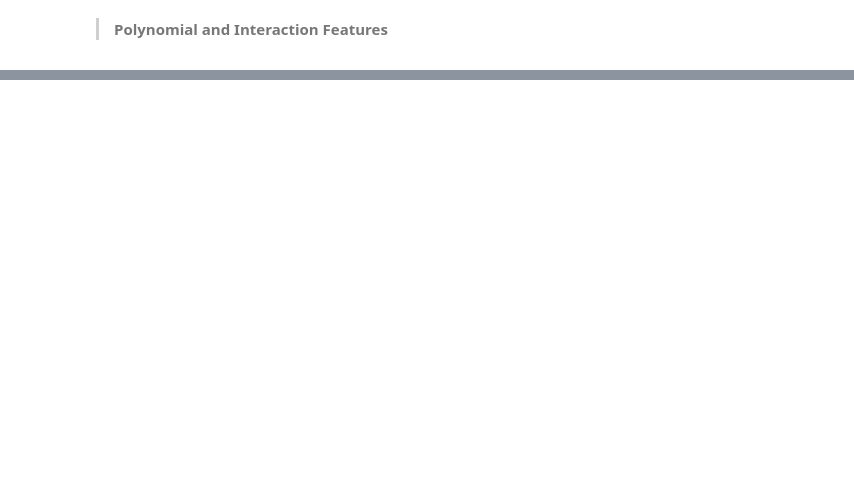
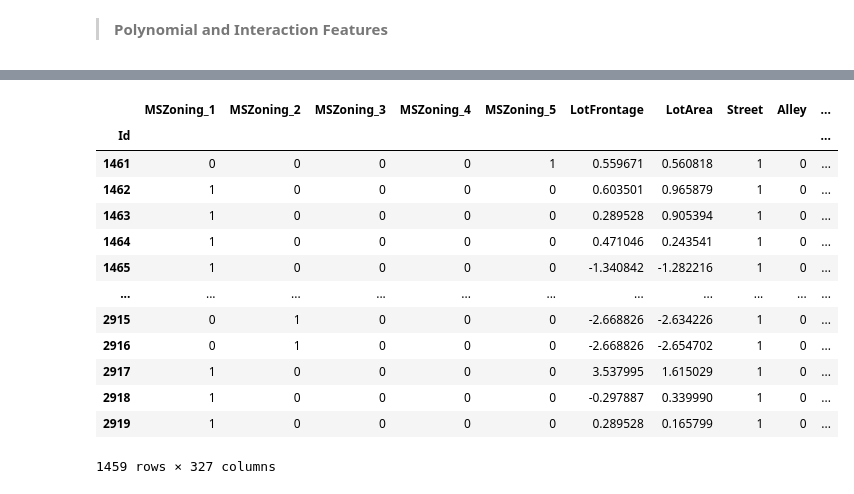
Before and after one commit to antirrabia/Data-Mining, a Jupyter notebook: notebooks/HousePrices(Final).ipynb, the cells around one changed output, grey strips where cells are left out. Drawn from its saved outputs; the diff is of its cells as text; code cells hidden in the pictures; blank space fills up the shorter version.

```diff
--- a/notebooks/HousePrices(Final).ipynb
+++ b/notebooks/HousePrices(Final).ipynb
@@ -742,0 +831,17 @@ len(numbers_col)
+# %%
+d_te
+# %% [output]
+|  | MSZoning_1 | MSZoning_2 | MSZoning_3 | MSZoning_4 | MSZoning_5 | LotFrontage | LotArea | Street | Alley | ... |
+| Id |  |  |  |  |  |  |  |  |  | ... |
+| 1461 | 0 | 0 | 0 | 0 | 1 | 0.559671 | 0.560818 | 1 | 0 | ... |
+| 1462 | 1 | 0 | 0 | 0 | 0 | 0.603501 | 0.965879 | 1 | 0 | ... |
+| 1463 | 1 | 0 | 0 | 0 | 0 | 0.289528 | 0.905394 | 1 | 0 | ... |
+| 1464 | 1 | 0 | 0 | 0 | 0 | 0.471046 | 0.243541 | 1 | 0 | ... |
+| 1465 | 1 | 0 | 0 | 0 | 0 | -1.340842 | -1.282216 | 1 | 0 | ... |
+| ... | ... | ... | ... | ... | ... | ... | ... | ... | ... | ... |
+| 2915 | 0 | 1 | 0 | 0 | 0 | -2.668826 | -2.634226 | 1 | 0 | ... |
+| 2916 | 0 | 1 | 0 | 0 | 0 | -2.668826 | -2.654702 | 1 | 0 | ... |
+| 2917 | 1 | 0 | 0 | 0 | 0 | 3.537995 | 1.615029 | 1 | 0 | ... |
+| 2918 | 1 | 0 | 0 | 0 | 0 | -0.297887 | 0.339990 | 1 | 0 | ... |
+| 2919 | 1 | 0 | 0 | 0 | 0 | 0.289528 | 0.165799 | 1 | 0 | ... |
+1459 rows × 327 columns
```
Also changed, not shown: parts of 36 cells of this notebook.
